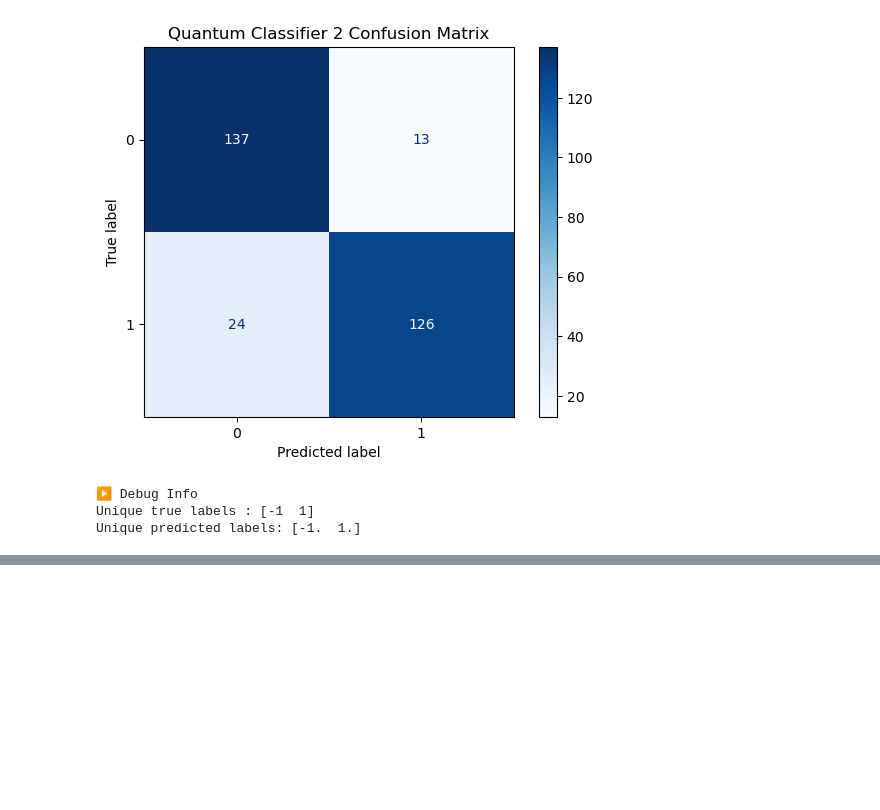
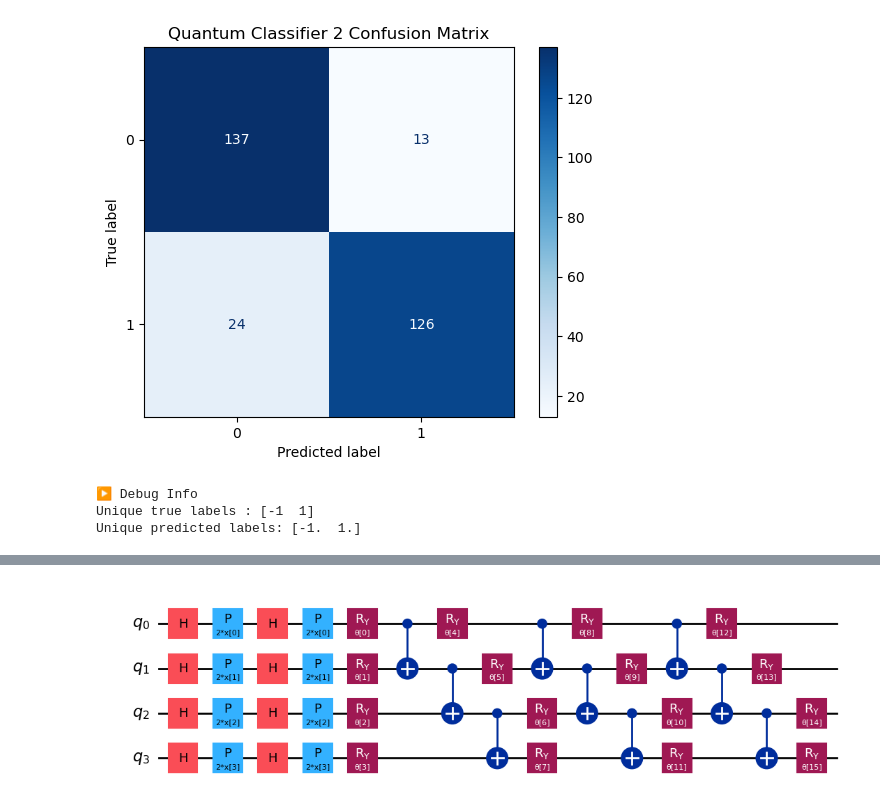
Before and after one commit to kabirarshafidz/SQA-2026-clone, a Jupyter notebook: personal_notebook.ipynb, the cells around one changed output, grey strips where cells are left out. Drawn from its saved outputs; the diff is of its cells as text; code cells hidden in the pictures; blank space fills up the shorter version.

```diff
--- a/personal_notebook.ipynb
+++ b/personal_notebook.ipynb
@@ -356,0 +373,12 @@ Unique predicted labels: [-1.  1.]
+# %%
+# =========================
+# Quantum Circuit
+# =========================
+
+qc_3 = QuantumCircuit(4)
+qc_3.compose(feature_map_3, inplace=True)
+qc_3.compose(ansatz_3, inplace=True)
+
+qc_3.decompose().draw('mpl')
+# %% [output]
+[figure, added]
```
Also changed, not shown: parts of 8 cells of this notebook, 1 other file.
